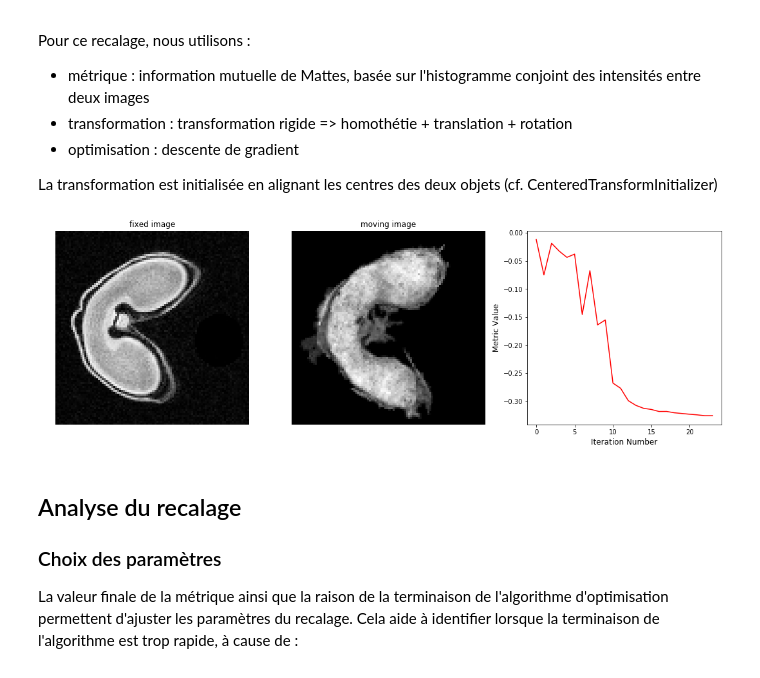
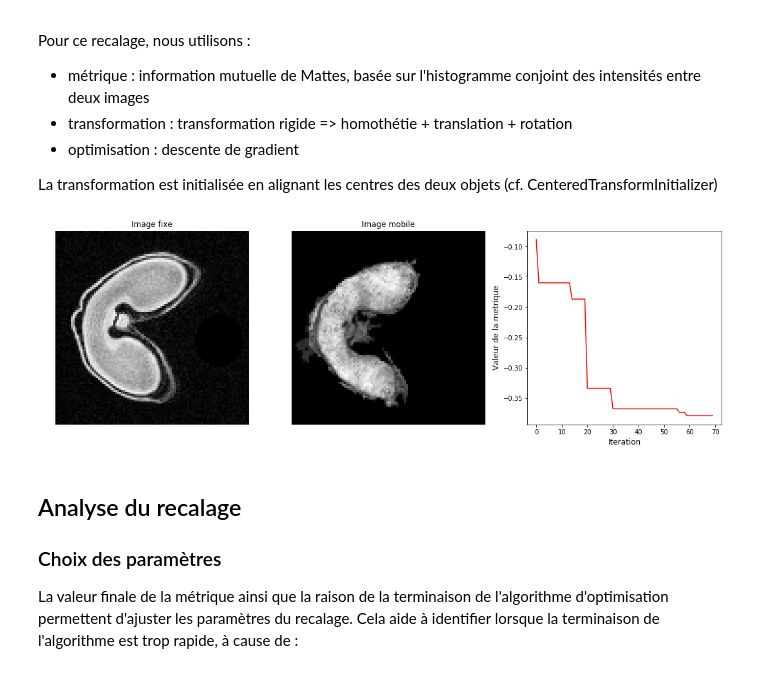
Before and after one commit to fgrelard/SimpleITK-Notebooks, a Jupyter notebook: Python/FusionIRMMALDI.ipynb, the cells around one changed output. Saved outputs shown, nothing was run; the diff lists cells and outputs as text; code cells hidden in the pictures.

Commit message:
Improve optimizers for registration

```diff
--- a/Python/FusionIRMMALDI.ipynb
+++ b/Python/FusionIRMMALDI.ipynb
@@ -173,13 +173,13 @@ def display_current_image(registration_method, transform, fixed_image, moving_im
     # Draw the fixed image in the first subplot.
     plt.subplot(1,3,1)
     plt.imshow(fixed_npa[:,:],cmap=plt.cm.Greys_r);
-    plt.title('fixed image')
+    plt.title('Image fixe')
     plt.axis('off')
 
     # Draw the moving image in the second subplot.
     plt.subplot(1,3,2)
     plt.imshow(im_npa[:,:],cmap=plt.cm.Greys_r);
-    plt.title('moving image')
+    plt.title('Image mobile')
     plt.axis('off')
 
     plt.subplot(1,3,3)
@@ -188,8 +188,8 @@ def display_current_image(registration_method, transform, fixed_image, moving_im
     # Plot the similarity metric values
     plt.plot(metric_values, 'r')
     plt.plot(multires_iterations, [metric_values[index] for index in multires_iterations], 'b*')
-    plt.xlabel('Iteration Number',fontsize=12)
-    plt.ylabel('Metric Value',fontsize=12)
+    plt.xlabel('Iteration',fontsize=12)
+    plt.ylabel('Valeur de la metrique',fontsize=12)
     plt.tight_layout()
     plt.show()
 
@@ -254,35 +254,43 @@ La transformation est initialisée en alignant les centres des deux objets (cf.
 # %%
 numberOfBins = 15
 registration_method = sitk.ImageRegistrationMethod()
 
 # Métrique
 registration_method.SetMetricAsMattesMutualInformation(numberOfBins)
 
 # Algorithme d'optimisation
-registration_method.SetOptimizerAsRegularStepGradientDescent(learningRate=2.0,
+registration_method.SetOptimizerAsRegularStepGradientDescent(learningRate=2.5,
                                                              minStep=0.02,
                                                              numberOfIterations=100,
-                                                             relaxationFactor=0.7,
-                                                             gradientMagnitudeTolerance = 1e-4,
+                                                             relaxationFactor=0.80,
+                                                             gradientMagnitudeTolerance = 1e-6,
                                                              maximumStepSizeInPhysicalUnits = 0.0)
+
+registration_method.SetOptimizerAsOnePlusOneEvolutionary(numberOfIterations=100,
+                                                         epsilon=1.5e-1,
+                                                         initialRadius=1.0,
+                                                         growthFactor=-0.85,
+                                                         shrinkFactor=-0.85,
+                                                         seed=12350)
+
 # Transformation
 transform = sitk.CenteredTransformInitializer(fixed_image,
                                               moving_image,
                                               sitk.Similarity2DTransform(),
-                                              sitk.CenteredTransformInitializerFilter.GEOMETRY)
+                                              sitk.CenteredTransformInitializerFilter.MOMENTS)
 
 registration_method.SetInitialTransform(transform)
 
 registration_method.AddCommand(sitk.sitkStartEvent, start_plot)
 registration_method.AddCommand(sitk.sitkEndEvent, end_plot)
 registration_method.AddCommand(sitk.sitkIterationEvent, lambda: display_current_image(registration_method, transform, fixed_image, moving_image))
 
 
 outTx = registration_method.Execute(fixed_image, moving_image)
 
 moving_resampled = sitk.Resample(moving_image, fixed_image, outTx, sitk.sitkLinear, 0.0, moving_image.GetPixelID())
 # %% [output]
-[figure, old version]
+[figure, new version]
 # %% [markdown]
 ## Analyse du recalage
 
```
Also changed, not shown: parts of 2 cells of this notebook.
